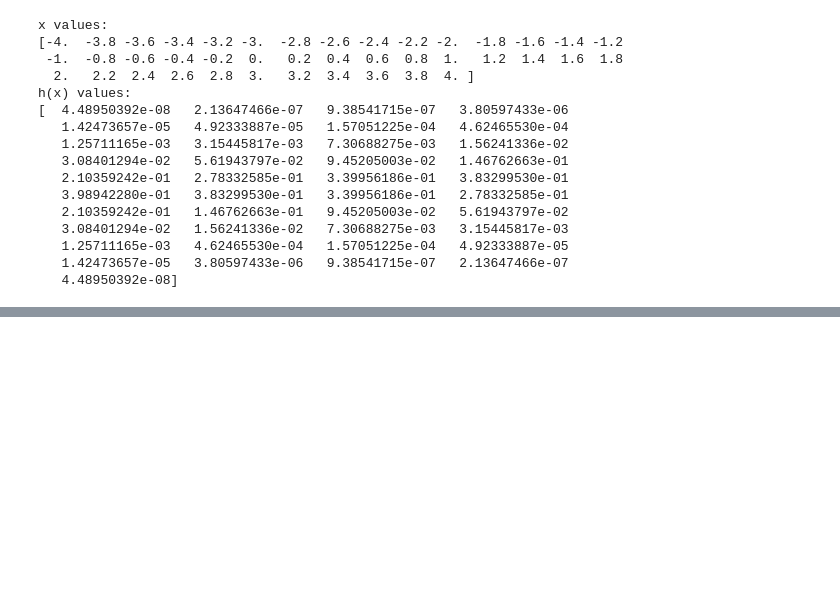
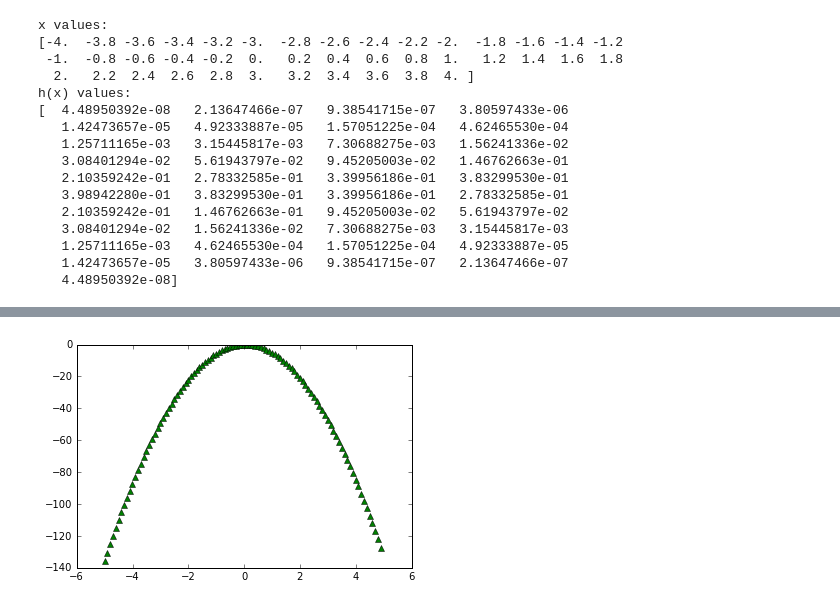
Before and after one commit to chapman-phys227-2016s/cw-2-classwork-team, a Jupyter notebook: Classwork 2.ipynb, the cells around one changed output, grey strips where cells are left out. Drawn from its saved outputs; the diff is of its cells as text; code cells hidden in the pictures; blank space fills up the shorter version.

```diff
--- a/Classwork 2.ipynb
+++ b/Classwork 2.ipynb
@@ -52,0 +57,5 @@ Michael Seaman
+# %%
+p3.plot_trajectory_function(.3,1,0)
+#theta = .3, v0 = 1, y0 = 0
+# %% [output]
+[figure, added]
```
Also changed, not shown: parts of 3 cells of this notebook.
